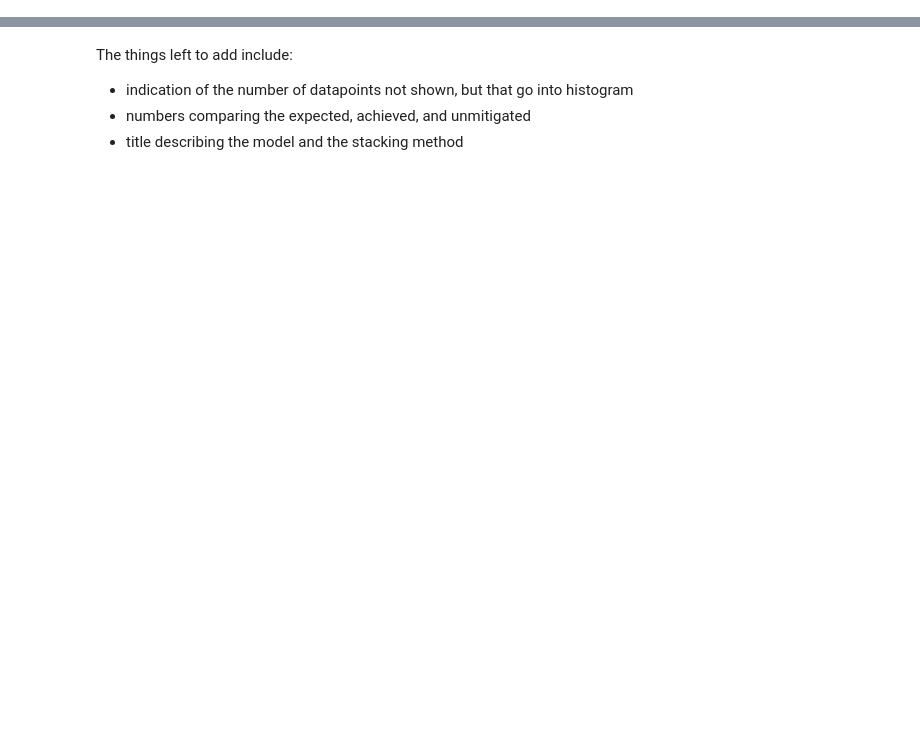
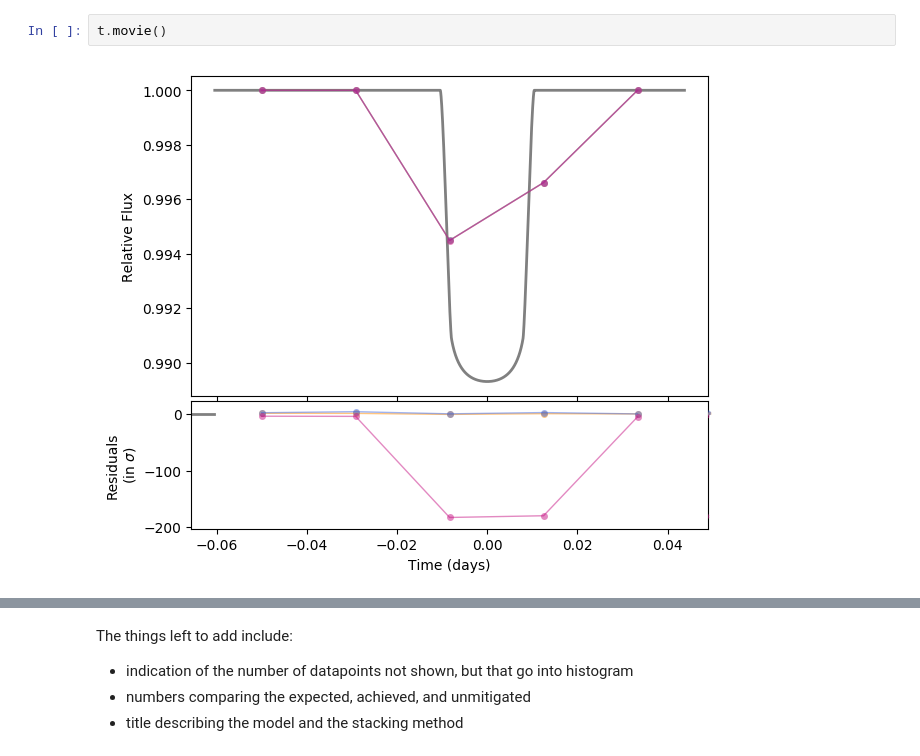
Before and after one commit to zkbt/tess-zap, a Jupyter notebook: notebooks/test.ipynb, the cells around one changed output, grey strips where cells are left out. Drawn from its saved outputs; the diff is of its cells as text; blank space fills up the shorter version.

```diff
--- a/notebooks/test.ipynb
+++ b/notebooks/test.ipynb
@@ -16,0 +36,4 @@ t.plot(xlim=[-.5, 0.5])
+# %%
+t.movie()
+# %% [output]
+[figure, added]
```
Also changed, not shown: parts of 8 cells of this notebook, 8 other files.
